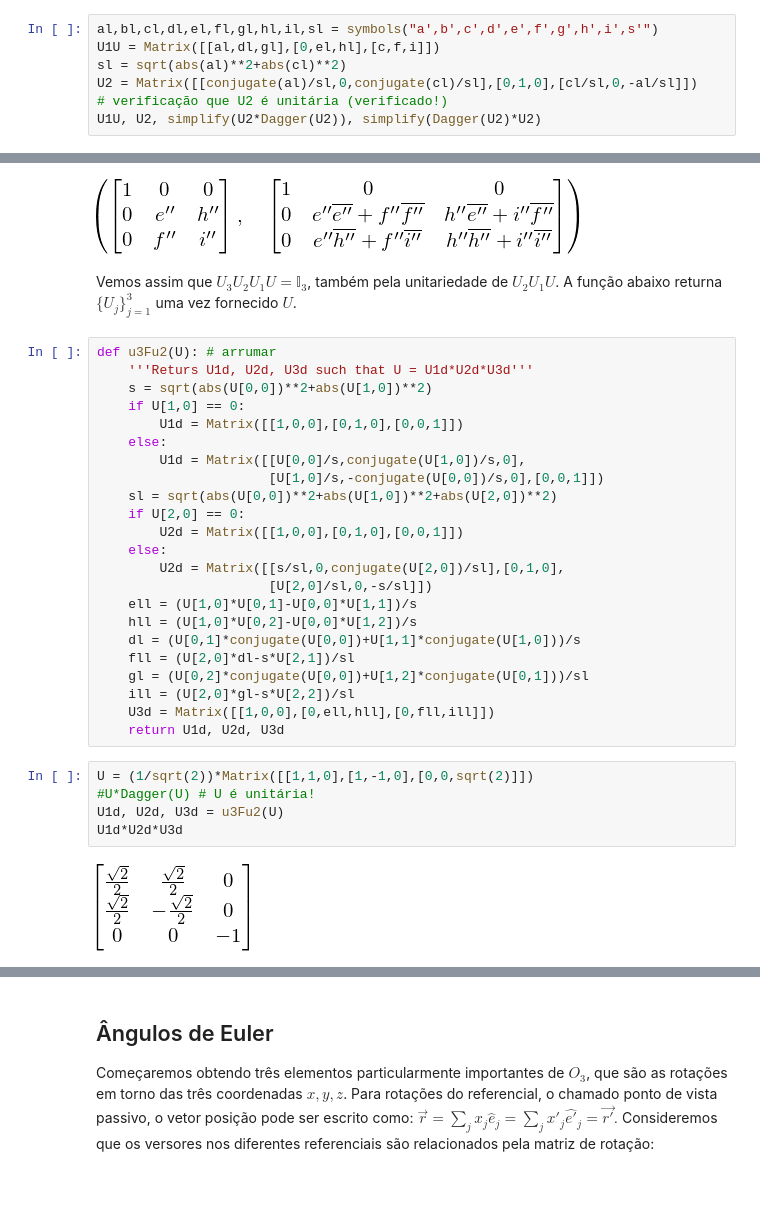
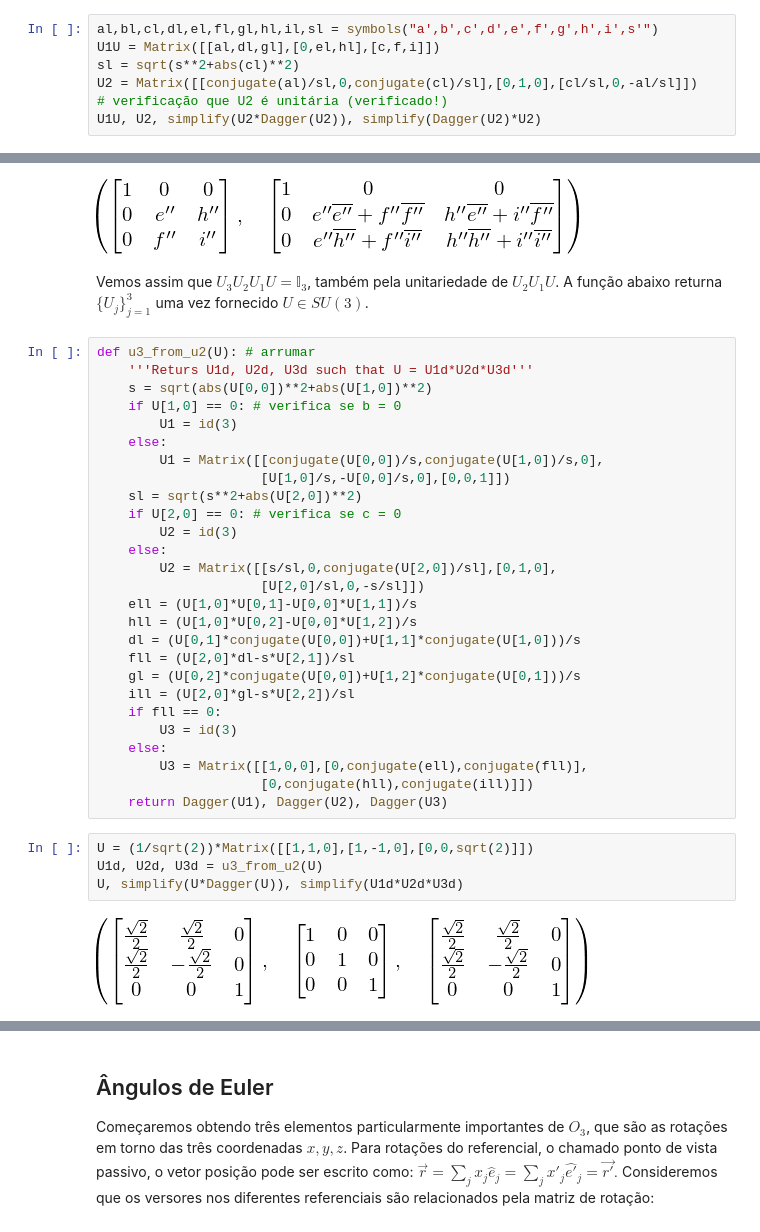
Before and after one commit to jonasmaziero/algebra_linear, a Jupyter notebook: 09_U_O_Sp.ipynb, the cells around one changed output, grey strips where cells are left out. Saved outputs shown, nothing was run; the diff lists cells and outputs as text; blank space fills up the shorter version.

```diff
--- a/09_U_O_Sp.ipynb
+++ b/09_U_O_Sp.ipynb
@@ -57,7 +58,7 @@ com $s':=\sqrt{|a'|^{2}+|c'|^{2}}$.
 # %%
 al,bl,cl,dl,el,fl,gl,hl,il,sl = symbols("a',b',c',d',e',f',g',h',i',s'")
 U1U = Matrix([[al,dl,gl],[0,el,hl],[c,f,i]])
-sl = sqrt(abs(al)**2+abs(cl)**2)
+sl = sqrt(s**2+abs(cl)**2)
 U2 = Matrix([[conjugate(al)/sl,0,conjugate(cl)/sl],[0,1,0],[cl/sl,0,-al/sl]])
 # verificação que U2 é unitária (verificado!)
 U1U, U2, simplify(U2*Dagger(U2)), simplify(Dagger(U2)*U2)
@@ -103,34 +107,37 @@ U2U1U, U3*U2U1U
 # %% [output]
 [figure]
 # %% [markdown]
-Vemos assim que $U_{3}U_{2}U_{1}U=\mathbb{I}_{3}$, também pela unitariedade de $U_{2}U_{1}U$. A função abaixo returna $\{U_{j}\}_{j=1}^{3}$ uma vez fornecido $U$.
+Vemos assim que $U_{3}U_{2}U_{1}U=\mathbb{I}_{3}$, também pela unitariedade de $U_{2}U_{1}U$. A função abaixo returna $\{U_{j}\}_{j=1}^{3}$ uma vez fornecido $U\in SU(3)$.
 # %%
-def u3Fu2(U): # arrumar
+def u3_from_u2(U): # arrumar
     '''Returs U1d, U2d, U3d such that U = U1d*U2d*U3d'''
     s = sqrt(abs(U[0,0])**2+abs(U[1,0])**2)
-    if U[1,0] == 0:
-        U1d = Matrix([[1,0,0],[0,1,0],[0,0,1]])
+    if U[1,0] == 0: # verifica se b = 0
+        U1 = id(3)
     else:
-        U1d = Matrix([[U[0,0]/s,conjugate(U[1,0])/s,0],
-                      [U[1,0]/s,-conjugate(U[0,0])/s,0],[0,0,1]])
-    sl = sqrt(abs(U[0,0])**2+abs(U[1,0])**2+abs(U[2,0])**2)
-    if U[2,0] == 0:
-        U2d = Matrix([[1,0,0],[0,1,0],[0,0,1]])
+        U1 = Matrix([[conjugate(U[0,0])/s,conjugate(U[1,0])/s,0],
+                     [U[1,0]/s,-U[0,0]/s,0],[0,0,1]])
+    sl = sqrt(s**2+abs(U[2,0])**2)
+    if U[2,0] == 0: # verifica se c = 0
+        U2 = id(3)
     else:
-        U2d = Matrix([[s/sl,0,conjugate(U[2,0])/sl],[0,1,0],
-                      [U[2,0]/sl,0,-s/sl]])
+        U2 = Matrix([[s/sl,0,conjugate(U[2,0])/sl],[0,1,0],
+                     [U[2,0]/sl,0,-s/sl]])
     ell = (U[1,0]*U[0,1]-U[0,0]*U[1,1])/s
     hll = (U[1,0]*U[0,2]-U[0,0]*U[1,2])/s
     dl = (U[0,1]*conjugate(U[0,0])+U[1,1]*conjugate(U[1,0]))/s
     fll = (U[2,0]*dl-s*U[2,1])/sl
-    gl = (U[0,2]*conjugate(U[0,0])+U[1,2]*conjugate(U[0,1]))/sl
+    gl = (U[0,2]*conjugate(U[0,0])+U[1,2]*conjugate(U[0,1]))/s
     ill = (U[2,0]*gl-s*U[2,2])/sl
-    U3d = Matrix([[1,0,0],[0,ell,hll],[0,fll,ill]])
-    return U1d, U2d, U3d
+    if fll == 0:
+        U3 = id(3)
+    else:
+        U3 = Matrix([[1,0,0],[0,conjugate(ell),conjugate(fll)],
+                     [0,conjugate(hll),conjugate(ill)]])
+    return Dagger(U1), Dagger(U2), Dagger(U3)
 # %%
 U = (1/sqrt(2))*Matrix([[1,1,0],[1,-1,0],[0,0,sqrt(2)]])
-#U*Dagger(U) # U é unitária!
-U1d, U2d, U3d = u3Fu2(U)
-U1d*U2d*U3d
+U1d, U2d, U3d = u3_from_u2(U)
+U, simplify(U*Dagger(U)), simplify(U1d*U2d*U3d)
 # %% [output]
-[figure, old version]
+[figure, new version]
```
Also changed, not shown: parts of 9 cells of this notebook, 2 other files.
